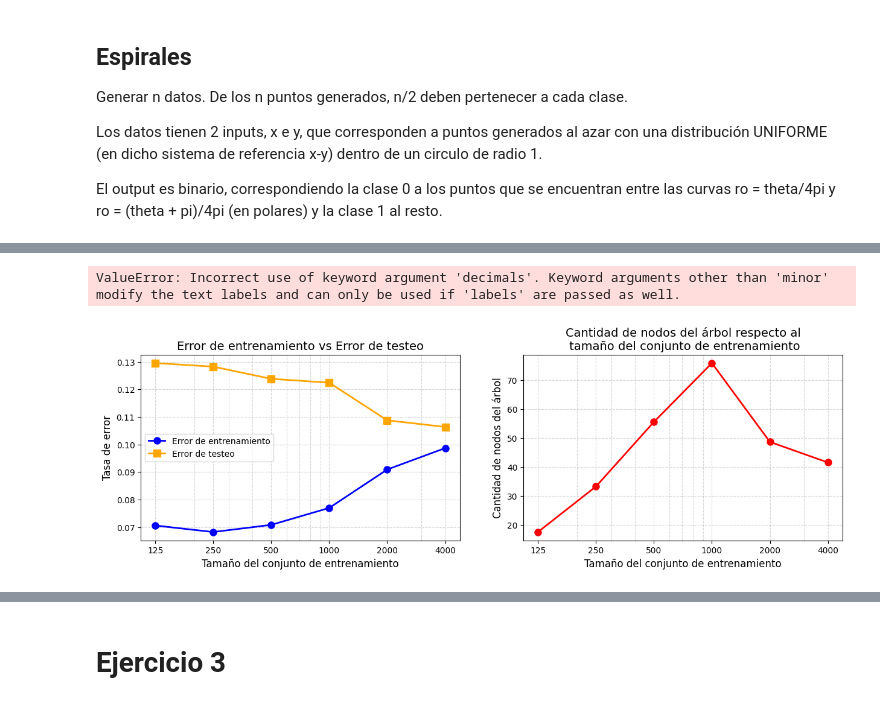
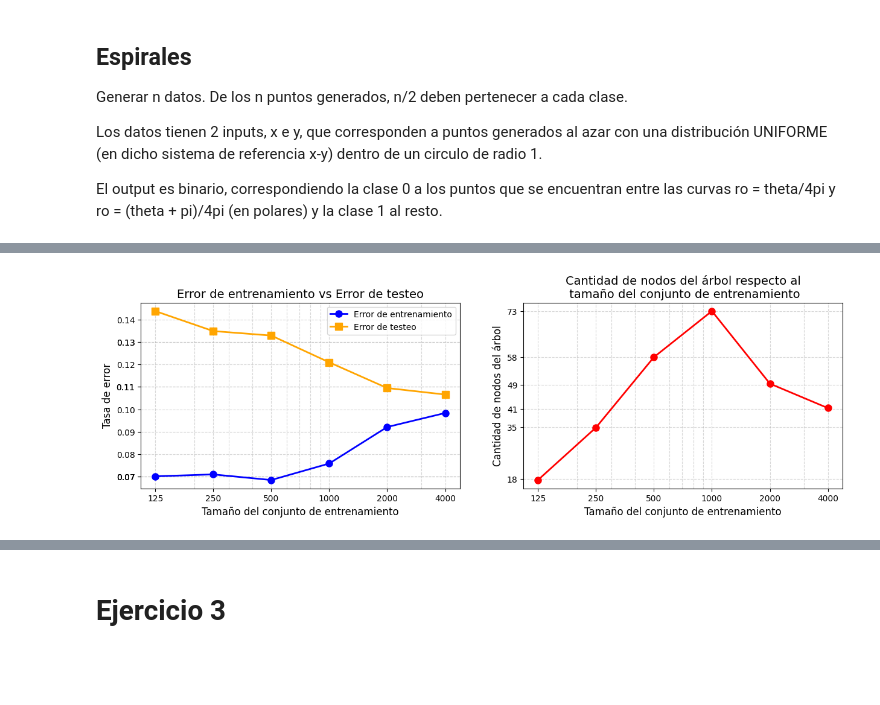
Before and after one commit to octaviorassi/DecisionTrees, a Jupyter notebook: TP_DecisionTrees.ipynb, the cells around one changed output, grey strips where cells are left out. Saved outputs shown, nothing was run; the diff lists cells and outputs as text; code cells hidden in the pictures; blank space fills up the shorter version.

```diff
--- a/TP_DecisionTrees.ipynb
+++ b/TP_DecisionTrees.ipynb
@@ -256,0 +287,11 @@ for i, setSize in enumerate(setSizes):
+# %%
+setCount = 20
+setSizes = [125, 250, 500, 1000, 2000, 4000]
+setSizesCount = len(setSizes)
+C = 0.78
+d = 2
+n = 10000
+
+testSetDiagonales = diagonales(n, d, C)
+
+trainingSetsDiagonales = generateTrainingSets(setSizes, setCount, diagonales, d, C)
@@ -269,0 +318,2 @@ for i,classifierList in enumerate(classifiers):
+# %%
+classifiersDiagonales = generateClassifiers(setSizesCount, setCount, trainingSetsDiagonales)
@@ -301,0 +361,2 @@ for i in range(setSizesCount):
+# %%
+(trainingErrorsDiagonales, testErrorsDiagonales, treeSizesDiagonales) = getPerformanceStats(trainingSetsDiagonales, setSizesCount, setCount, testSetDiagonales, classifiersDiagonales)
@@ -302,39 +405,42 @@ for i in range(setSizesCount):
 # %%
-# Una vez calculados los errores y cantidad de nodos para cada par de clasificador y conjunto de entrenamiento, tomamos las medias
-meanTrainingErrors = [np.mean(errorList) for errorList in trainingErrors]
-meanTestErrors     = [np.mean(errorList) for errorList in testErrors]
-meanTreeSizes      = [np.mean(sizeList) for sizeList in treeSizes]
+def plotErrors(trainingErrors, testErrors, treeSizes, setSizes):
 
-fig, axes = plt.subplots(1, 2, figsize = (15, 4))
+    # Una vez calculados los errores y cantidad de nodos para cada par de clasificador y conjunto de entrenamiento, tomamos las medias
+    meanTrainingErrors = [np.mean(errorList) for errorList in trainingErrors]
+    meanTestErrors     = [np.mean(errorList) for errorList in testErrors]
+    meanTreeSizes      = [np.mean(sizeList)  for sizeList in treeSizes]
 
-# Graficamos error de entrenamiento contra error de testeo
-axes[0].plot(setSizes, meanTrainingErrors, color="blue", marker='o', linestyle='-', linewidth=2, markersize=8, label='Error de entrenamiento')
-axes[0].plot(setSizes, meanTestErrors, color="orange", marker='s', linestyle='-', linewidth=2, markersize=8, label='Error de testeo')
-axes[0].set_xlabel("Tamaño del conjunto de entrenamiento", fontsize=12)
-axes[0].set_ylabel("Tasa de error", fontsize=12)
-axes[0].set_title("Error de entrenamiento vs Error de testeo", fontsize=14)
-axes[0].grid(True, which="both", linestyle='--', alpha=0.5)
-axes[0].legend(fontsize=10)
+    fig, axes = plt.subplots(1, 2, figsize = (15, 4))
 
-# Y los tamaños de los arboles
-axes[1].plot(setSizes, meanTreeSizes, color="red", marker='o', linestyle='-', linewidth=2, markersize=8)
-axes[1].set_xlabel("Tamaño del conjunto de entrenamiento", fontsize=12)
-axes[1].set_ylabel("Cantidad de nodos del árbol", fontsize=12)
-axes[1].set_title("Cantidad de nodos del árbol respecto al\n tamaño del conjunto de entrenamiento", fontsize=14)
-axes[1].grid(True, which="both", linestyle='--', alpha=0.5)
+    # Graficamos error de entrenamiento contra error de testeo
+    axes[0].plot(setSizes, meanTrainingErrors, color="blue", marker='o', linestyle='-', linewidth=2, markersize=8, label='Error de entrenamiento')
+    axes[0].plot(setSizes, meanTestErrors, color="orange", marker='s', linestyle='-', linewidth=2, markersize=8, label='Error de testeo')
+    axes[0].set_xlabel("Tamaño del conjunto de entrenamiento", fontsize=12)
+    axes[0].set_ylabel("Tasa de error", fontsize=12)
+    axes[0].set_title("Error de entrenamiento vs Error de testeo", fontsize=14)
+    axes[0].grid(True, which="both", linestyle='--', alpha=0.5)
+    axes[0].legend(fontsize=10)
 
-# Marcamos los tamaños adecuados en el eje X y la escala logaritmica
-for ax in axes:
-    ax.set_xscale("log")
-    ax.set_xticks(setSizes)
-    ax.get_xaxis().set_major_formatter(plt.ScalarFormatter()) # Esto cambia los numeros a notacion normal y no cientifica
-    ax.tick_params(axis='x', which='minor', bottom=False)     # Esconde los ticks del eje que no son relevantes
+    # Y los tamaños de los arboles
+    axes[1].plot(setSizes, meanTreeSizes, color="red", marker='o', linestyle='-', linewidth=2, markersize=8)
+    axes[1].set_xlabel("Tamaño del conjunto de entrenamiento", fontsize=12)
+    axes[1].set_ylabel("Cantidad de nodos del árbol", fontsize=12)
+    axes[1].set_title("Cantidad de nodos del árbol respecto al\n tamaño del conjunto de entrenamiento", fontsize=14)
+    axes[1].grid(True, which="both", linestyle='--', alpha=0.5)
 
-# Y setteamos los valores del eje Y para que matcheen con nuestros resultados
-axes[0].set_yticks(np.round(sorted(set(meanTrainingErrors + meanTestErrors))), decimals=2)
-axes[1].set_yticks(meanTreeSizes)  # Sets ticks exactly to tree sizes
+    # Marcamos los tamaños adecuados en el eje X y la escala logaritmica
+    for ax in axes:
+        ax.set_xscale("log")
+        ax.set_xticks(setSizes)
+        ax.get_xaxis().set_major_formatter(plt.ScalarFormatter()) # Esto cambia los numeros a notacion normal y no cientifica
+        ax.tick_params(axis='x', which='minor', bottom=False)     # Esconde los ticks del eje que no son relevantes
 
-plt.show()
+    # Y setteamos los valores del eje Y para que matcheen con nuestros resultados
+    axes[0].set_yticks(np.round(sorted(set(meanTrainingErrors + meanTestErrors)), decimals=2))
+    axes[1].set_yticks(np.round(meanTreeSizes, decimals=0))  #
+
+    plt.show()
+
+plotErrors(trainingErrorsDiagonales, testErrorsDiagonales, treeSizesDiagonales, setSizes)
 # %% [output]
-ValueError: Incorrect use of keyword argument 'decimals'. Keyword arguments other than 'minor' modify the text labels and can only be used if 'labels' are passed as well.
-[figure, old version]
+[figure, new version]
```
Also changed, not shown: parts of 27 cells of this notebook.
